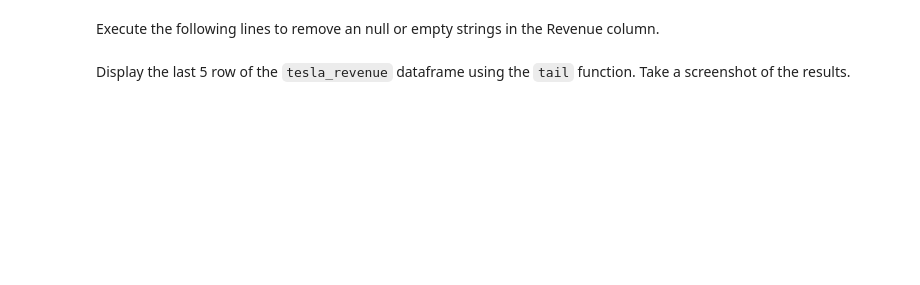
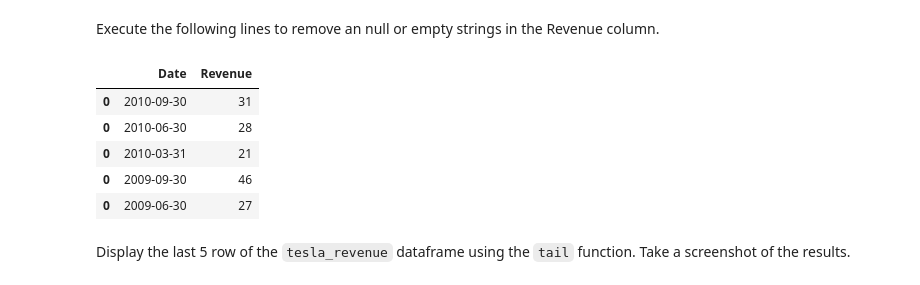
Before and after one commit to DavidBL0o0/COURSERA, a Jupyter notebook: 5) Python Project for Data Science/Module 1/3) Analyzing Historical StockRevenue Data and Building a Dashboard/Final Assignment-v2.ipynb, the cells around one changed output. Saved outputs shown, nothing was run; the diff lists cells and outputs as text; code cells hidden in the pictures; blank space fills up the shorter version.

```diff
--- a/5) Python Project for Data Science/Module 1/3) Analyzing Historical StockRevenue Data and Building a Dashboard/Final Assignment-v2.ipynb
+++ b/5) Python Project for Data Science/Module 1/3) Analyzing Historical StockRevenue Data and Building a Dashboard/Final Assignment-v2.ipynb
@@ -197,7 +194,15 @@ Execute the following lines to remove an null or empty strings in the Revenue co
 # %%
 tesla_revenue.dropna(inplace=True)
 
 tesla_revenue = tesla_revenue[tesla_revenue['Revenue'] != ""]
+tesla_revenue.tail()
+# %% [output]
+|  | Date | Revenue |
+| 0 | 2010-09-30 | 31 |
+| 0 | 2010-06-30 | 28 |
+| 0 | 2010-03-31 | 21 |
+| 0 | 2009-09-30 | 46 |
+| 0 | 2009-06-30 | 27 |
 # %% [markdown]
 Display the last 5 row of the `tesla_revenue` dataframe using the `tail` function. Take a screenshot of the results.
 # %%
```
Also changed, not shown: parts of 7 cells of this notebook, 3 other files.
